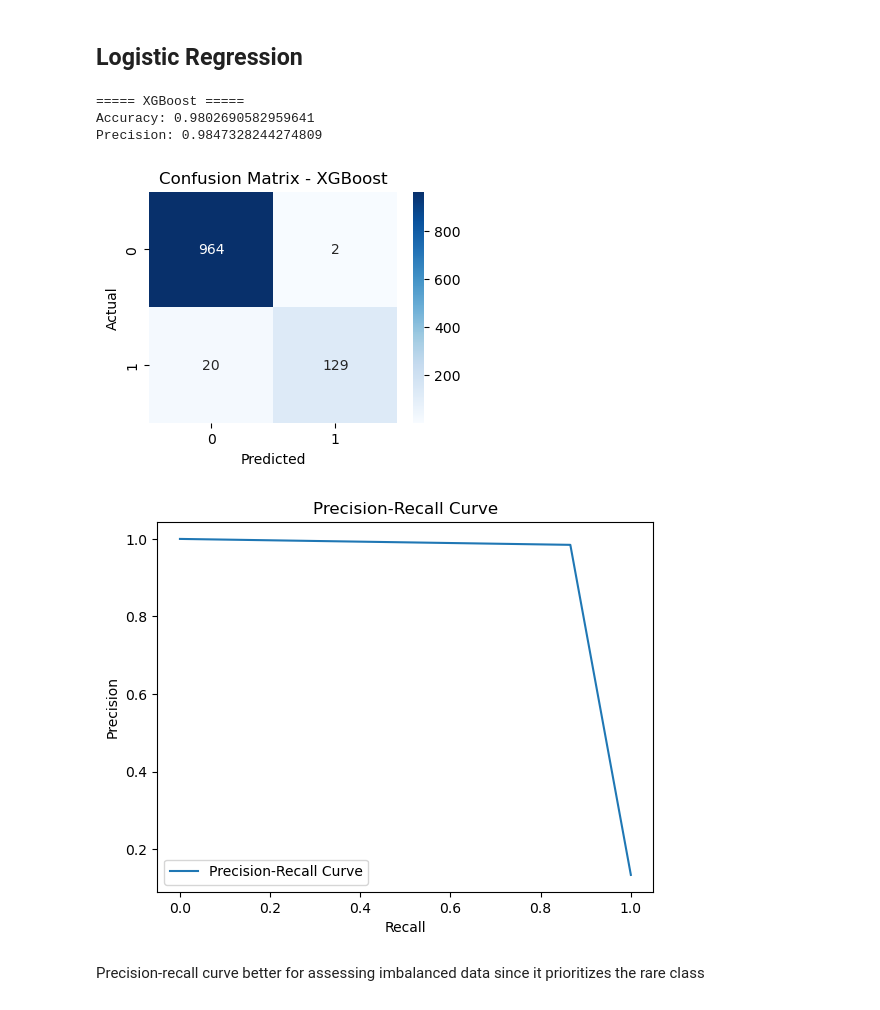
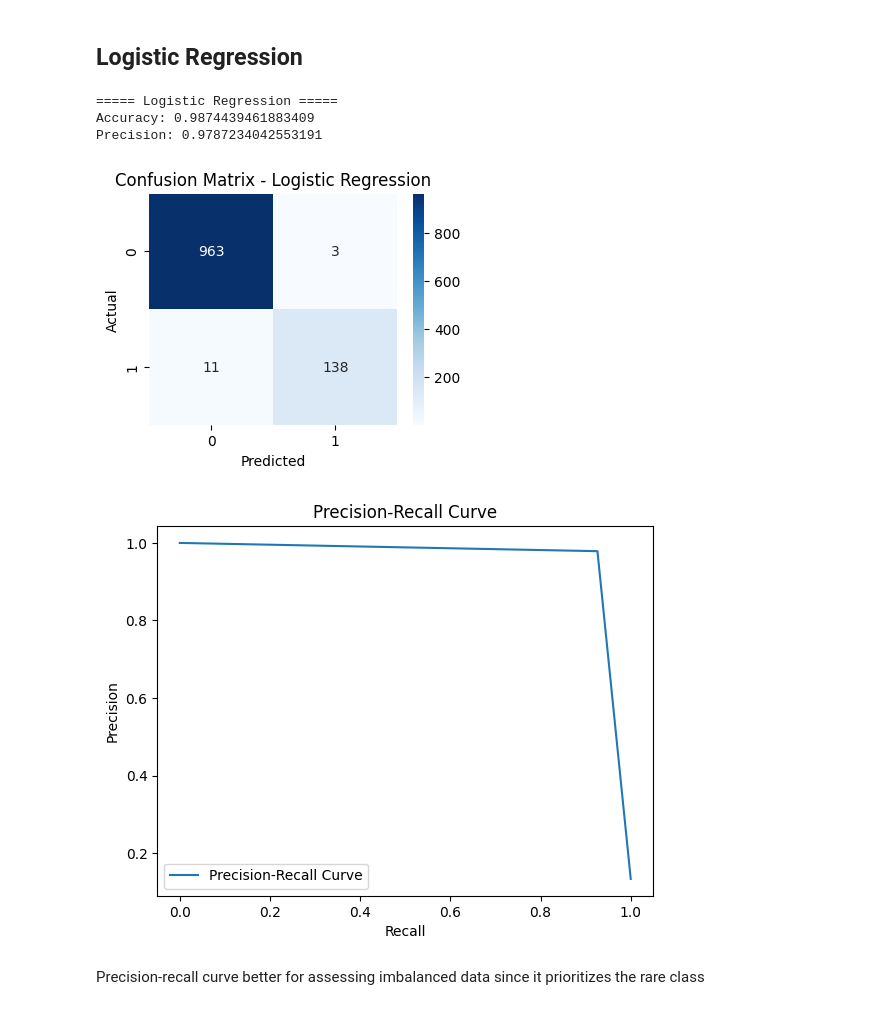
Before and after one commit to ninacunha/BERT-vs-TFIDF-TextClassification, a Jupyter notebook: Final.ipynb, the cells around one changed output. Cells and saved outputs as stored; diff of their text form; code cells hidden in the pictures.

```diff
--- a/Final.ipynb
+++ b/Final.ipynb
@@ -164,8 +154,8 @@ param_grids = {
 clfs = {
     'Logistic Regression': LogisticRegression(random_state=42),
     'Decision Tree': DecisionTreeClassifier(random_state=42),
-    'XGBoost': XGBClassifier(random_state=42)
-    # 'Gradient Boosting': GradientBoostingClassifier(random_state=42)
+    'XGBoost': XGBClassifier(random_state=42),
+    'Gradient Boosting': GradientBoostingClassifier(random_state=42)
 }
 results_grid = {}
 
@@ -219,40 +210,40 @@ Accuracy: 0.9803, Precision: 0.9847
 # %% [markdown]
 ## Logistic Regression
 # %%
-LogRegTFIDF = LogisticRegression(C=10, class_weight='balanced', penalty='l2', solver='liblinear')
+LogRegTFIDF = LogisticRegression(C=10, class_weight='balanced', penalty='l2', solver='liblinear', random_state=42)
 
 LogRegTFIDF.fit(X_texts_TFIDF_train, y_train)
 y_pred_LogReg = LogRegTFIDF.predict(X_texts_TFIDF_test)
 
-acc_LogReg = accuracy_score(y_test, y_pred)
-prec_LogReg = precision_score(y_test, y_pred)
+acc_LogReg = accuracy_score(y_test, y_pred_LogReg)
+prec_LogReg = precision_score(y_test, y_pred_LogReg)
 
-print(f"\n===== {name} =====")
+print(f"\n===== Logistic Regression =====")
 print("Accuracy:", acc_LogReg)
 print("Precision:", prec_LogReg)
 
 # Heatmap
-cm = confusion_matrix(y_test, y_pred)
+cm = confusion_matrix(y_test, y_pred_LogReg)
 plt.figure(figsize=(4, 3))
 sns.heatmap(cm, annot=True, fmt="d", cmap="Blues")
-plt.title(f"Confusion Matrix - {name}")
+plt.title(f"Confusion Matrix - Logistic Regression")
 plt.xlabel("Predicted")
 plt.ylabel("Actual")
 plt.show()
 
-precision, recall, _ = precision_recall_curve(y_test, y_pred)
+precision, recall, _ = precision_recall_curve(y_test, y_pred_LogReg)
 plt.plot(recall, precision, label="Precision-Recall Curve")
 plt.xlabel("Recall")
 plt.ylabel("Precision")
 plt.title("Precision-Recall Curve")
 plt.legend()
 plt.show()
 # %% [output]
-===== XGBoost =====
-Accuracy: 0.9802690582959641
-Precision: 0.9847328244274809
+===== Logistic Regression =====
+Accuracy: 0.9874439461883409
+Precision: 0.9787234042553191
-[figure, old version]
+[figure, new version]
-[figure, old version]
+[figure, new version]
 # %% [markdown]
 Precision-recall curve better for assessing imbalanced data since it prioritizes the rare class
 # %% [markdown]
```
Also changed, not shown: parts of 20 cells of this notebook.
